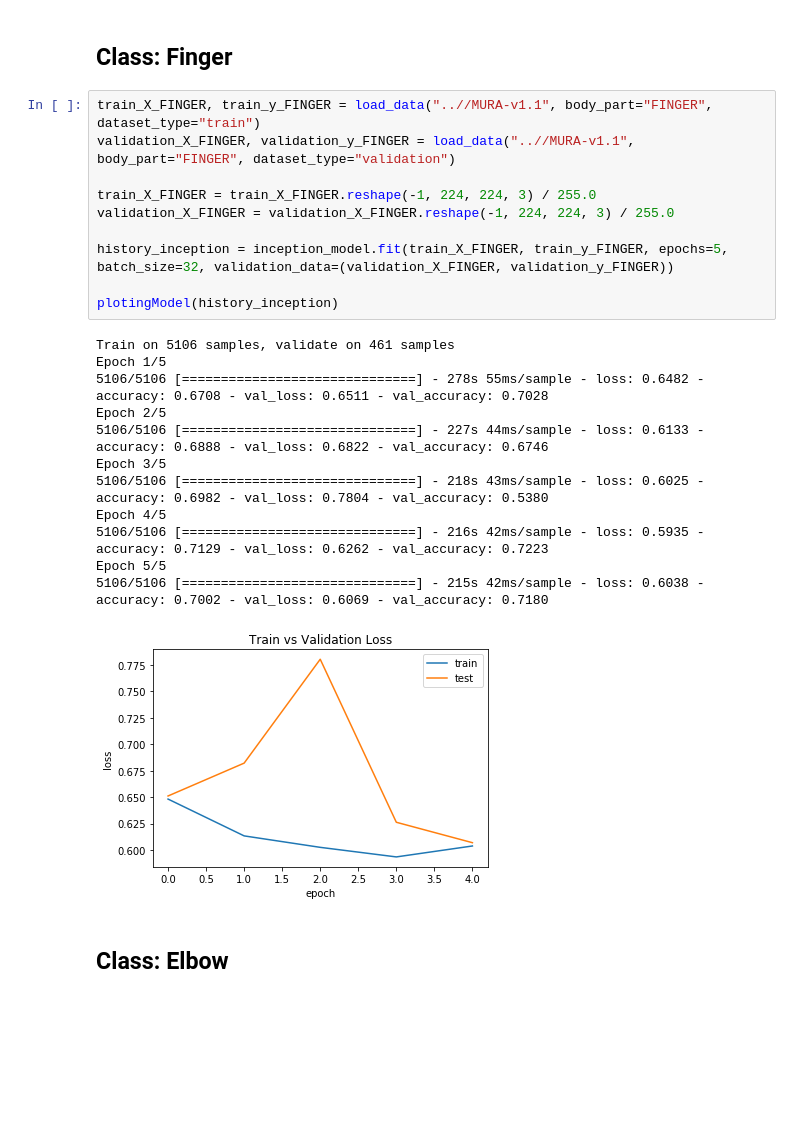
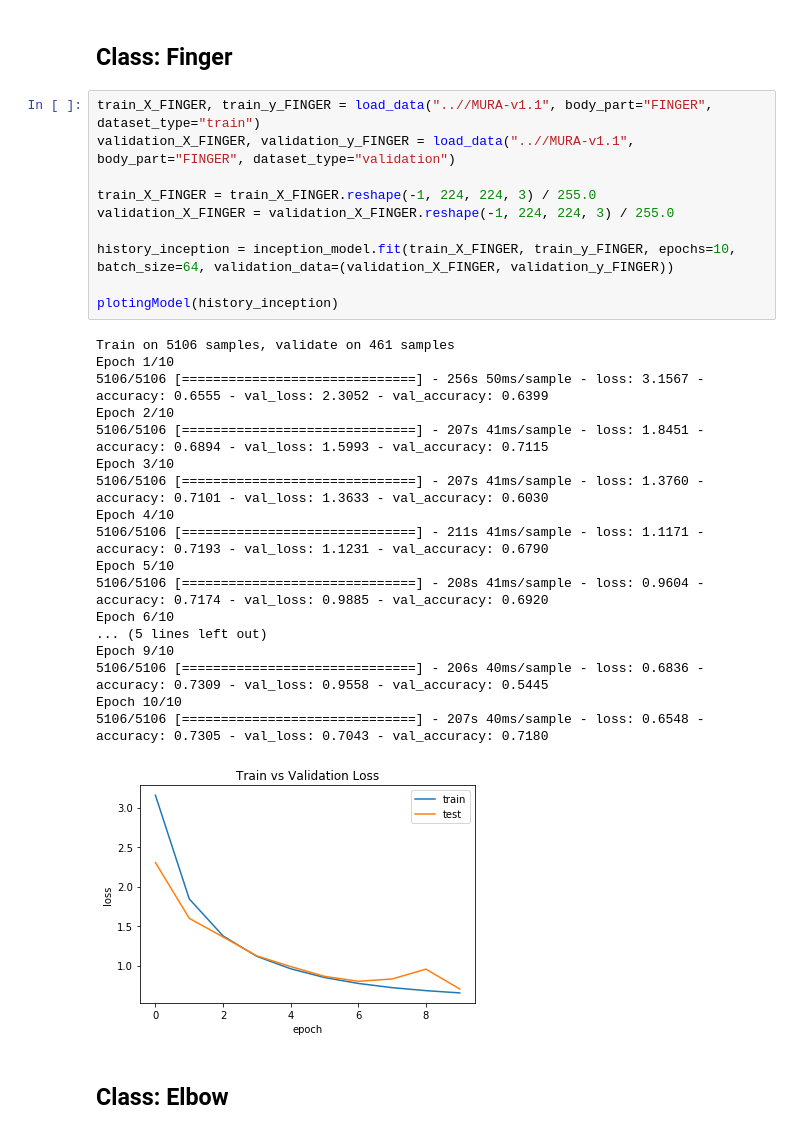
Before and after one commit to amikha33/MURA, a Jupyter notebook: Mura_InceptionV1.ipynb, the cells around one changed output. Saved outputs shown, nothing was run; the diff lists cells and outputs as text; blank space fills up the shorter version.

```diff
--- a/Mura_InceptionV1.ipynb
+++ b/Mura_InceptionV1.ipynb
@@ -200,26 +155,32 @@ plotingModel(history_inception)
 # %%
 train_X_FINGER, train_y_FINGER = load_data("..//MURA-v1.1", body_part="FINGER", dataset_type="train")
 validation_X_FINGER, validation_y_FINGER = load_data("..//MURA-v1.1", body_part="FINGER", dataset_type="validation")
 
 train_X_FINGER = train_X_FINGER.reshape(-1, 224, 224, 3) / 255.0
 validation_X_FINGER = validation_X_FINGER.reshape(-1, 224, 224, 3) / 255.0
 
-history_inception = inception_model.fit(train_X_FINGER, train_y_FINGER, epochs=5, batch_size=32, validation_data=(validation_X_FINGER, validation_y_FINGER))
+history_inception = inception_model.fit(train_X_FINGER, train_y_FINGER, epochs=10, batch_size=64, validation_data=(validation_X_FINGER, validation_y_FINGER))
 
 plotingModel(history_inception)
 # %% [output]
 Train on 5106 samples, validate on 461 samples
-Epoch 1/5
-5106/5106 [==============================] - 278s 55ms/sample - loss: 0.6482 - accuracy: 0.6708 - val_loss: 0.6511 - val_accuracy: 0.7028
-Epoch 2/5
-5106/5106 [==============================] - 227s 44ms/sample - loss: 0.6133 - accuracy: 0.6888 - val_loss: 0.6822 - val_accuracy: 0.6746
-Epoch 3/5
-5106/5106 [==============================] - 218s 43ms/sample - loss: 0.6025 - accuracy: 0.6982 - val_loss: 0.7804 - val_accuracy: 0.5380
-Epoch 4/5
-5106/5106 [==============================] - 216s 42ms/sample - loss: 0.5935 - accuracy: 0.7129 - val_loss: 0.6262 - val_accuracy: 0.7223
-Epoch 5/5
-5106/5106 [==============================] - 215s 42ms/sample - loss: 0.6038 - accuracy: 0.7002 - val_loss: 0.6069 - val_accuracy: 0.7180
+Epoch 1/10
+5106/5106 [==============================] - 256s 50ms/sample - loss: 3.1567 - accuracy: 0.6555 - val_loss: 2.3052 - val_accuracy: 0.6399
+Epoch 2/10
+5106/5106 [==============================] - 207s 41ms/sample - loss: 1.8451 - accuracy: 0.6894 - val_loss: 1.5993 - val_accuracy: 0.7115
+Epoch 3/10
+5106/5106 [==============================] - 207s 41ms/sample - loss: 1.3760 - accuracy: 0.7101 - val_loss: 1.3633 - val_accuracy: 0.6030
+Epoch 4/10
+5106/5106 [==============================] - 211s 41ms/sample - loss: 1.1171 - accuracy: 0.7193 - val_loss: 1.1231 - val_accuracy: 0.6790
+Epoch 5/10
+5106/5106 [==============================] - 208s 41ms/sample - loss: 0.9604 - accuracy: 0.7174 - val_loss: 0.9885 - val_accuracy: 0.6920
+Epoch 6/10
+... (5 lines left out)
+Epoch 9/10
+5106/5106 [==============================] - 206s 40ms/sample - loss: 0.6836 - accuracy: 0.7309 - val_loss: 0.9558 - val_accuracy: 0.5445
+Epoch 10/10
+5106/5106 [==============================] - 207s 40ms/sample - loss: 0.6548 - accuracy: 0.7305 - val_loss: 0.7043 - val_accuracy: 0.7180
-[figure, old version]
+[figure, new version]
 # %% [markdown]
 ## Class: Elbow
 # %%
```
Also changed, not shown: parts of 23 cells of this notebook.
